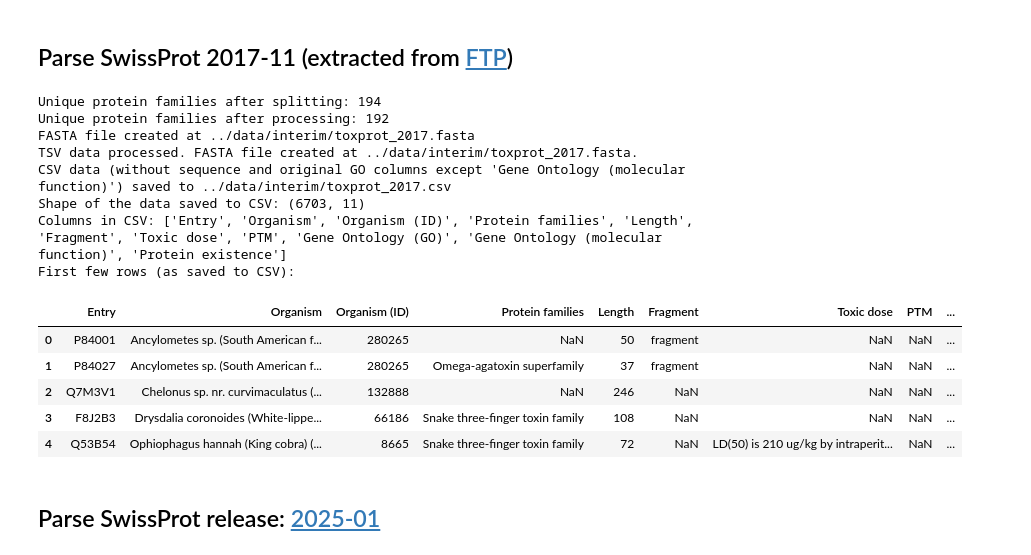
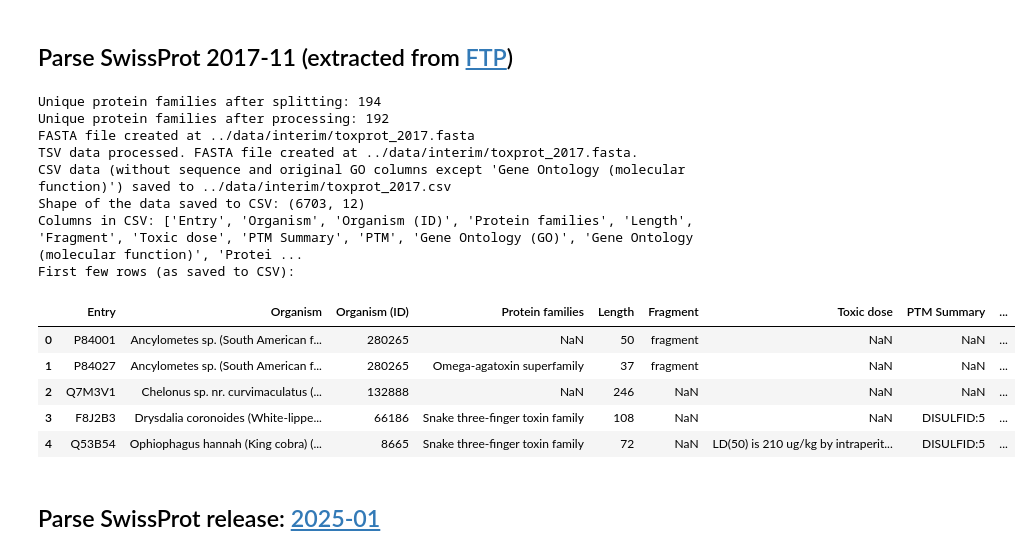
Before and after one commit to tsenoner/toxprot25, a Jupyter notebook: notebook/clean_data.ipynb, the cells around one changed output. Drawn from its saved outputs; the diff is of its cells as text; code cells hidden in the pictures.

```diff
--- a/notebook/clean_data.ipynb
+++ b/notebook/clean_data.ipynb
@@ -173,6 +173,7 @@ def process_toxprot_tsv(
         "Fragment",
         "Toxic dose",
         "Post-translational modification",
+        "PTM Summary",
         "Sequence",
         "Signal peptide (range)",
         "Protein existence",
@@ -239,41 +240,41 @@ def process_toxprot_tsv(
     # Save CSV
     df.to_csv(csv_output_path, index=False, columns=columns_for_csv)
 
     # Display info
     print(f"TSV data processed. FASTA file created at {fasta_output_path}.")
     print(
         f"CSV data (without sequence and original GO columns except 'Gene Ontology (molecular function)') saved to {csv_output_path}"
     )
 
     df_csv_content_view = df[columns_for_csv]
     print(f"Shape of the data saved to CSV: {df_csv_content_view.shape}")
     print(f"Columns in CSV: {df_csv_content_view.columns.tolist()}")
     print("First few rows (as saved to CSV):")
     display_func(df_csv_content_view.head())
 
 
 # Process 2017 dataset
 process_toxprot_tsv(
     DATA_PATH / "interim" / "toxprot_2017.tsv",
     update_protfams,
     create_fasta_file,
     display_func=display,
 )
 # %% [output]
 Unique protein families after splitting: 194
 Unique protein families after processing: 192
 FASTA file created at ../data/interim/toxprot_2017.fasta
 TSV data processed. FASTA file created at ../data/interim/toxprot_2017.fasta.
 CSV data (without sequence and original GO columns except 'Gene Ontology (molecular function)') saved to ../data/interim/toxprot_2017.csv
-Shape of the data saved to CSV: (6703, 11)
-Columns in CSV: ['Entry', 'Organism', 'Organism (ID)', 'Protein families', 'Length', 'Fragment', 'Toxic dose', 'PTM', 'Gene Ontology (GO)', 'Gene Ontology (molecular function)', 'Protein existence']
+Shape of the data saved to CSV: (6703, 12)
+Columns in CSV: ['Entry', 'Organism', 'Organism (ID)', 'Protein families', 'Length', 'Fragment', 'Toxic dose', 'PTM Summary', 'PTM', 'Gene Ontology (GO)', 'Gene Ontology (molecular function)', 'Protei ...
 First few rows (as saved to CSV):
-|  | Entry | Organism | Organism (ID) | Protein families | Length | Fragment | Toxic dose | PTM | ... |
+|  | Entry | Organism | Organism (ID) | Protein families | Length | Fragment | Toxic dose | PTM Summary | ... |
 | 0 | P84001 | Ancylometes sp. (South American f... | 280265 | NaN | 50 | fragment | NaN | NaN | ... |
 | 1 | P84027 | Ancylometes sp. (South American f... | 280265 | Omega-agatoxin superfamily | 37 | fragment | NaN | NaN | ... |
 | 2 | Q7M3V1 | Chelonus sp. nr. curvimaculatus (... | 132888 | NaN | 246 | NaN | NaN | NaN | ... |
-| 3 | F8J2B3 | Drysdalia coronoides (White-lippe... | 66186 | Snake three-finger toxin family | 108 | NaN | NaN | NaN | ... |
-| 4 | Q53B54 | Ophiophagus hannah (King cobra) (... | 8665 | Snake three-finger toxin family | 72 | NaN | LD(50) is 210 ug/kg by intraperit... | NaN | ... |
+| 3 | F8J2B3 | Drysdalia coronoides (White-lippe... | 66186 | Snake three-finger toxin family | 108 | NaN | NaN | DISULFID:5 | ... |
+| 4 | Q53B54 | Ophiophagus hannah (King cobra) (... | 8665 | Snake three-finger toxin family | 72 | NaN | LD(50) is 210 ug/kg by intraperit... | DISULFID:5 | ... |
 # %% [markdown]
 ## Parse SwissProt release: [2025-01](https://ftp.uniprot.org/pub/databases/uniprot/previous_major_releases/release-2025_01/knowledgebase/)
 # %%
```
Also changed, not shown: parts of 1 cell of this notebook, 11 other files.
